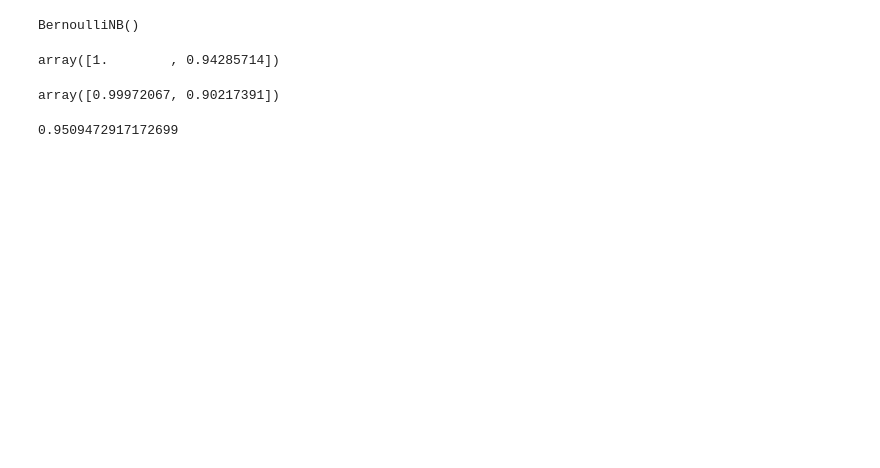
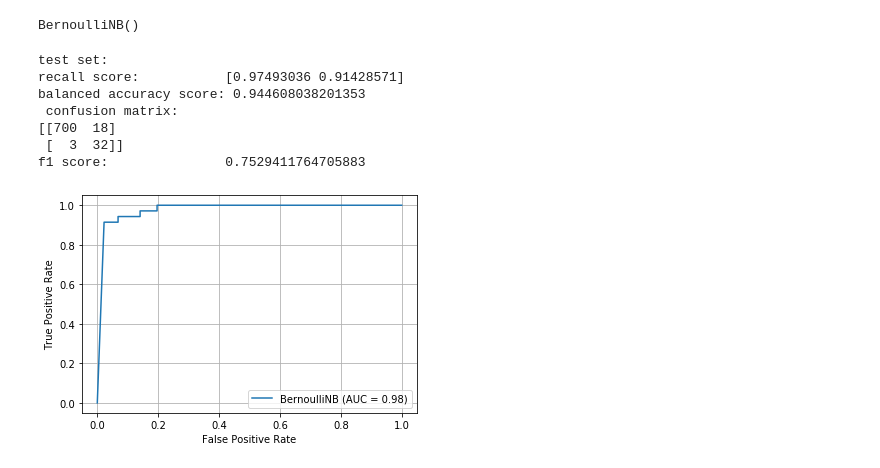
Before and after one commit to kapetanenver/MachineLearningProject, a Jupyter notebook: MLProjectAdrien.ipynb, the cells around one changed output. Drawn from its saved outputs; the diff is of its cells as text; code cells hidden in the pictures; blank space fills up the shorter version.

```diff
--- a/MLProjectAdrien.ipynb
+++ b/MLProjectAdrien.ipynb
@@ -108,15 +98,31 @@ clf = BernoulliNB()
 clf.fit(X_train, y_train)
 # %% [output]
 BernoulliNB()
-# %%
-recall_score(y_test, clf.predict(X_test), average = None)
-# %% [output]
-array([1.        , 0.94285714])
-# %%
-recall_score(y, clf.predict(X), average = None)
-# %% [output]
-array([0.99972067, 0.90217391])
-# %%
-balanced_accuracy_score(y, clf.predict(X))
-# %% [output]
-0.9509472917172699
+# %%
+y_score_test = clf.predict(X_test)
+#metrics we are interested in
+av_prec = sk_mtrx.average_precision_score(y_test, y_score_test)
+
+#for this model we are particularly interested in maximizing recall at the detriment of precision
+recall = sk_mtrx.recall_score(y_test, y_score_test, average = None)
+bal_acc = sk_mtrx.balanced_accuracy_score(y_test,y_score_test)
+conf = sk_mtrx.confusion_matrix(y_test, y_score_test)
+f1 = sk_mtrx.f1_score(y_test, y_score_test)
+
+
+print("test set:")
+print(("recall score:\t\t{0}\nbalanced accuracy score: {1}\n confusion matrix:\n{2}\n"+
+"f1 score: \t\t{3}").format(recall, bal_acc, conf,f1))
+
+
+sk_mtrx.plot_roc_curve(clf, X_test, y_test)
+plt.grid()
+# %% [output]
+test set:
+recall score:           [0.97493036 0.91428571]
+balanced accuracy score: 0.944608038201353
+ confusion matrix:
+[[700  18]
+ [  3  32]]
+f1 score:               0.7529411764705883
+[figure, added]
```
Also changed, not shown: parts of 22 cells of this notebook, 3 other files.
